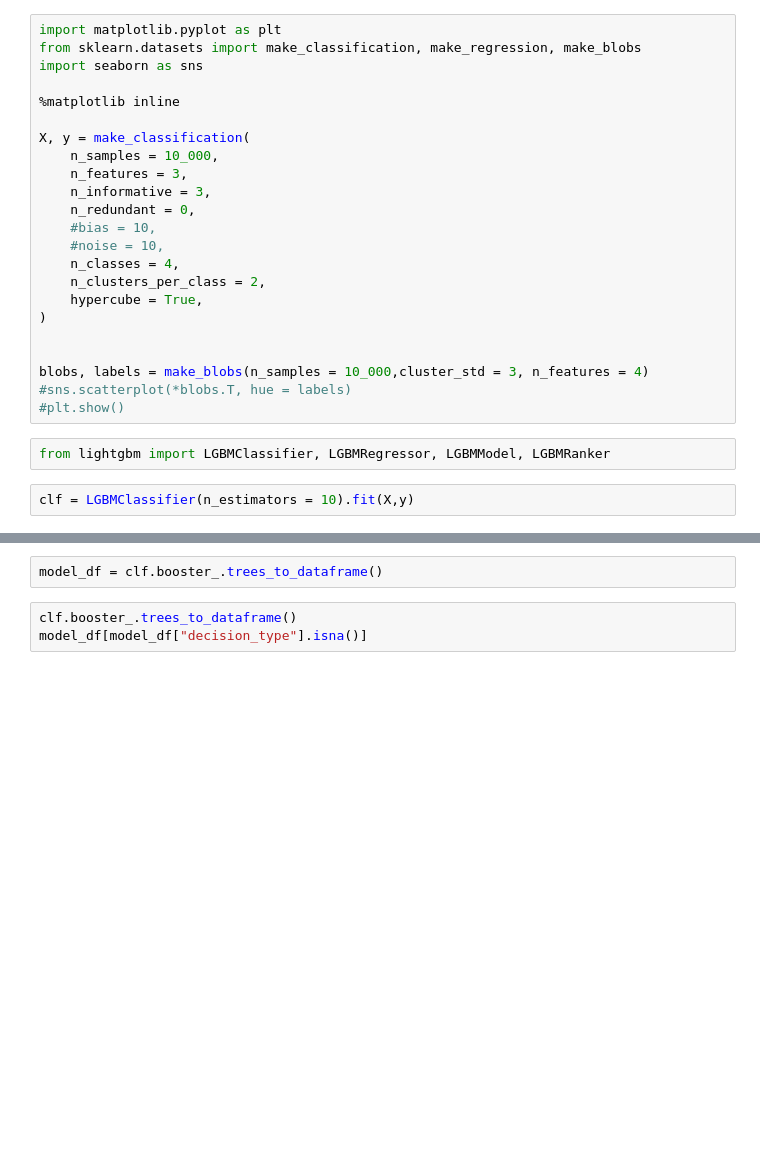
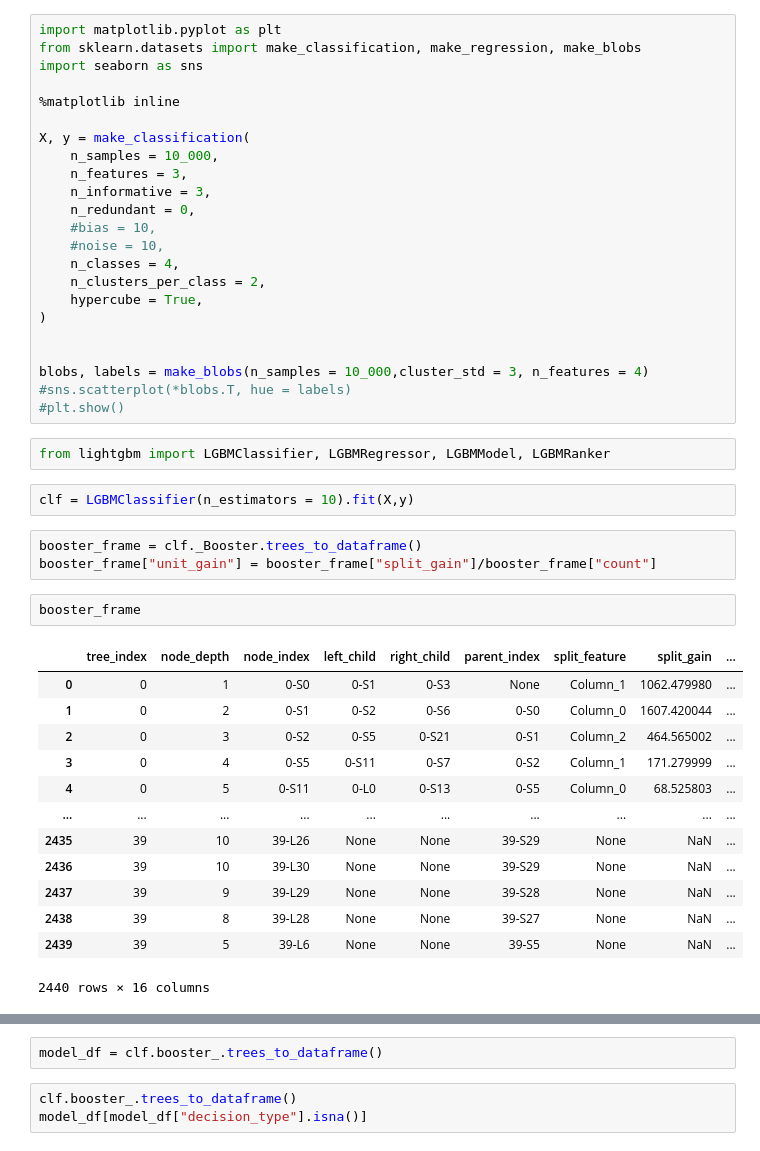
Before and after one commit to AlanGanem/heterogeneous-metric-learning, a Jupyter notebook: hml/custom_lgbm.ipynb, the cells around one changed output, grey strips where cells are left out. Saved outputs shown, nothing was run; the diff lists cells and outputs as text; blank space fills up the shorter version.

```diff
--- a/hml/custom_lgbm.ipynb
+++ b/hml/custom_lgbm.ipynb
@@ -109,3 +109,22 @@ blobs, labels = make_blobs(n_samples = 10_000,cluster_std = 3, n_features = 4)
 from lightgbm import LGBMClassifier, LGBMRegressor, LGBMModel, LGBMRanker
 # %%
 clf = LGBMClassifier(n_estimators = 10).fit(X,y)
+# %%
+booster_frame = clf._Booster.trees_to_dataframe()
+booster_frame["unit_gain"] = booster_frame["split_gain"]/booster_frame["count"]
+# %%
+booster_frame
+# %% [output]
+|  | tree_index | node_depth | node_index | left_child | right_child | parent_index | split_feature | split_gain | ... |
+| 0 | 0 | 1 | 0-S0 | 0-S1 | 0-S3 | None | Column_1 | 1062.479980 | ... |
+| 1 | 0 | 2 | 0-S1 | 0-S2 | 0-S6 | 0-S0 | Column_0 | 1607.420044 | ... |
+| 2 | 0 | 3 | 0-S2 | 0-S5 | 0-S21 | 0-S1 | Column_2 | 464.565002 | ... |
+| 3 | 0 | 4 | 0-S5 | 0-S11 | 0-S7 | 0-S2 | Column_1 | 171.279999 | ... |
+| 4 | 0 | 5 | 0-S11 | 0-L0 | 0-S13 | 0-S5 | Column_0 | 68.525803 | ... |
+| ... | ... | ... | ... | ... | ... | ... | ... | ... | ... |
+| 2435 | 39 | 10 | 39-L26 | None | None | 39-S29 | None | NaN | ... |
+| 2436 | 39 | 10 | 39-L30 | None | None | 39-S29 | None | NaN | ... |
+| 2437 | 39 | 9 | 39-L29 | None | None | 39-S28 | None | NaN | ... |
+| 2438 | 39 | 8 | 39-L28 | None | None | 39-S27 | None | NaN | ... |
+| 2439 | 39 | 5 | 39-L6 | None | None | 39-S5 | None | NaN | ... |
+2440 rows × 16 columns
```
Also changed, not shown: parts of 1 cell of this notebook, 14 other files.
